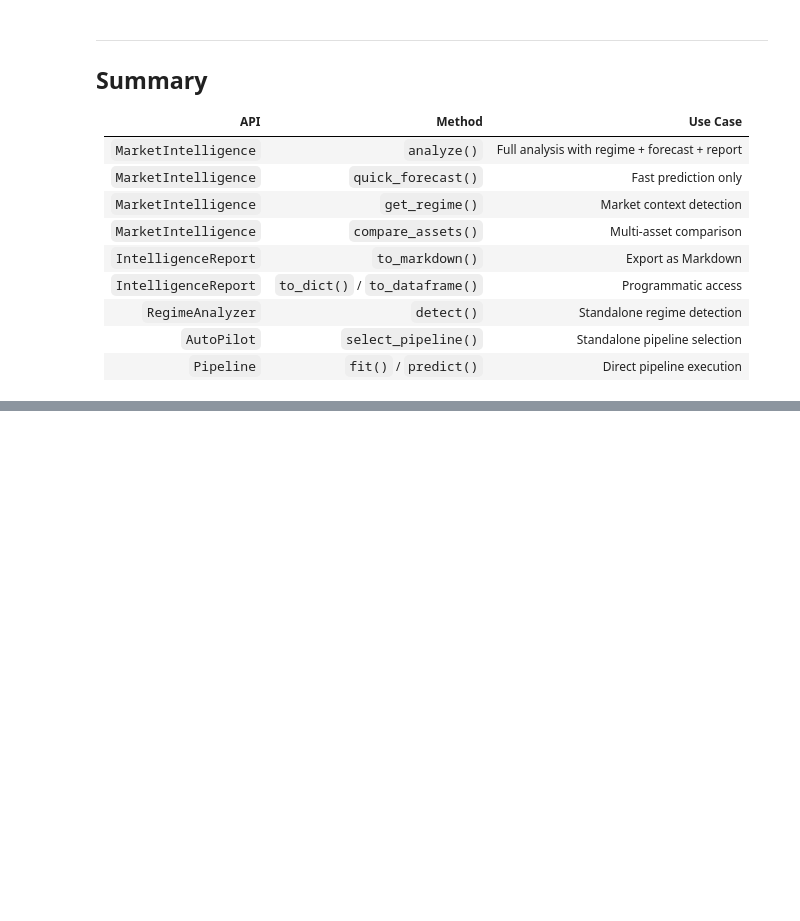
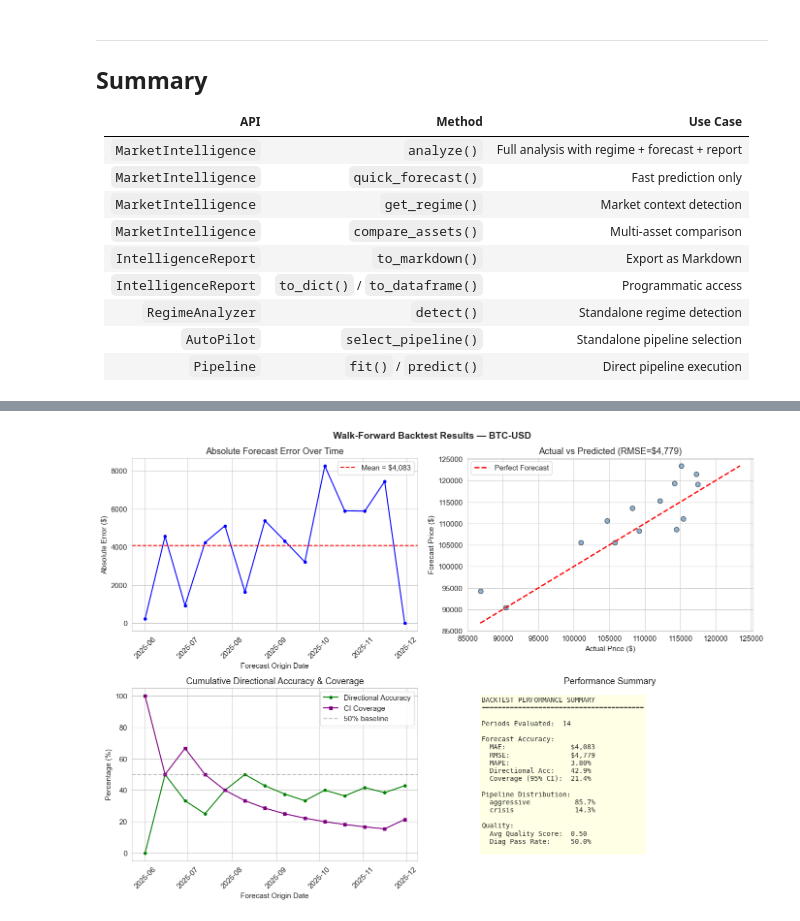
Before and after one commit to PhysicsInforMe/scientific-prototypes, a Jupyter notebook: timeseries-toolkit/notebooks/04_market_intelligence_demo.ipynb, the cells around one changed output, grey strips where cells are left out. Drawn from its saved outputs; the diff is of its cells as text; code cells hidden in the pictures; blank space fills up the shorter version.

```diff
--- a/timeseries-toolkit/notebooks/04_market_intelligence_demo.ipynb
+++ b/timeseries-toolkit/notebooks/04_market_intelligence_demo.ipynb
@@ -21,3 +21,12 @@ import pandas as pd
 print('Setup complete.')
 # %% [output]
 Setup complete.
+# %%
+import matplotlib.pyplot as plt
+import seaborn as sns
+sns.set_style("whitegrid")
+plt.rcParams['figure.figsize'] = (12, 6)
+plt.rcParams['font.size'] = 11
+plt.rcParams['figure.dpi'] = 100
+
+print('Plotting style configured.')
@@ -427,0 +588,72 @@ Diagnostics:
+# %%
+# ── Backtest Results Visualization ──
+pr = backtest_result.period_results
+
+if pr is not None and len(pr) > 0:
+    fig, axes = plt.subplots(2, 2, figsize=(14, 10))
+
+    # 1. Rolling forecast error over time
+    axes[0, 0].plot(pr['origin'], pr['abs_error'], 'o-', color='blue', markersize=4)
+    axes[0, 0].axhline(y=pr['abs_error'].mean(), color='red', linestyle='--',
+                       label=f'Mean = ${pr["abs_error"].mean():,.0f}')
+    axes[0, 0].set_title('Absolute Forecast Error Over Time')
+    axes[0, 0].set_ylabel('Absolute Error ($)')
+    axes[0, 0].set_xlabel('Forecast Origin Date')
+    axes[0, 0].legend()
+    axes[0, 0].tick_params(axis='x', rotation=45)
+
+    # 2. Actual vs Predicted scatter
+    axes[0, 1].scatter(pr['actual'], pr['forecast'], alpha=0.6, color='steelblue', edgecolors='black', s=50)
+    min_val = min(pr['actual'].min(), pr['forecast'].min())
+    max_val = max(pr['actual'].max(), pr['forecast'].max())
+    axes[0, 1].plot([min_val, max_val], [min_val, max_val], 'r--', linewidth=2, label='Perfect Forecast')
+    axes[0, 1].set_xlabel('Actual Price ($)')
+    axes[0, 1].set_ylabel('Forecast Price ($)')
+    axes[0, 1].set_title(f'Actual vs Predicted (RMSE=${backtest_result.rmse:,.0f})')
+    axes[0, 1].legend()
+
+    # 3. Cumulative directional accuracy & coverage
+    cum_dir = pr['direction_correct'].expanding().mean() * 100
+    cum_cov = pr['in_band'].expanding().mean() * 100
+    axes[1, 0].plot(pr['origin'], cum_dir, 'o-', color='green', label='Directional Accuracy', markersize=4)
+    axes[1, 0].plot(pr['origin'], cum_cov, 's-', color='purple', label='CI Coverage', markersize=4)
+    axes[1, 0].axhline(y=50, color='gray', linestyle='--', alpha=0.5, label='50% baseline')
+    axes[1, 0].set_title('Cumulative Directional Accuracy & Coverage')
+    axes[1, 0].set_ylabel('Percentage (%)')
+    axes[1, 0].set_xlabel('Forecast Origin Date')
+    axes[1, 0].legend()
+    axes[1, 0].tick_params(axis='x', rotation=45)
+
+    # 4. Summary metrics text panel
+    metrics_text = (
+        f"BACKTEST PERFORMANCE SUMMARY\n"
+        f"{'='*40}\n\n"
+        f"Periods Evaluated:  {backtest_result.n_periods}\n\n"
+        f"Forecast Accuracy:\n"
+        f"  MAE:                ${backtest_result.mae:,.0f}\n"
+        f"  RMSE:               ${backtest_result.rmse:,.0f}\n"
+        f"  MAPE:               {backtest_result.mape:.2f}%\n"
+        f"  Directional Acc:    {backtest_result.directional_accuracy:.1f}%\n"
+        f"  Coverage (95% CI):  {backtest_result.coverage:.1f}%\n\n"
+        f"Pipeline Distribution:\n"
+    )
+    for name, pct in sorted(backtest_result.pipeline_distribution.items(), key=lambda x: -x[1]):
+        metrics_text += f"  {name:<20} {pct:.1f}%\n"
+    metrics_text += (
+        f"\nQuality:\n"
+        f"  Avg Quality Score:  {backtest_result.avg_quality_score:.2f}\n"
+        f"  Diag Pass Rate:     {backtest_result.diagnostics_pass_rate:.1f}%\n"
+    )
+    axes[1, 1].text(0.05, 0.95, metrics_text, fontsize=10, family='monospace',
+                   verticalalignment='top', transform=axes[1, 1].transAxes,
+                   bbox=dict(boxstyle='round', facecolor='lightyellow', alpha=0.8))
+    axes[1, 1].axis('off')
+    axes[1, 1].set_title('Performance Summary')
+
+    plt.suptitle('Walk-Forward Backtest Results — BTC-USD', fontsize=14, fontweight='bold')
+    plt.tight_layout()
+    plt.show()
+else:
+    print('No backtest periods evaluated. Check date range and data availability.')
+# %% [output]
+[figure, added]
```
Also changed, not shown: parts of 15 cells of this notebook, 1 other file.
